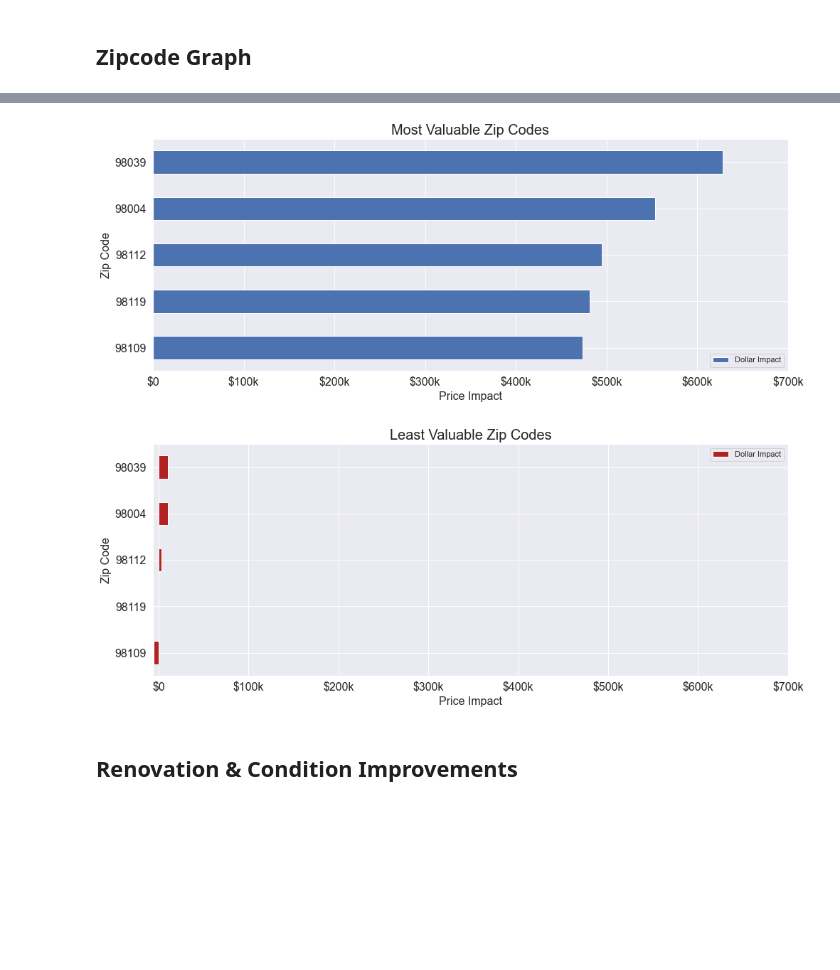
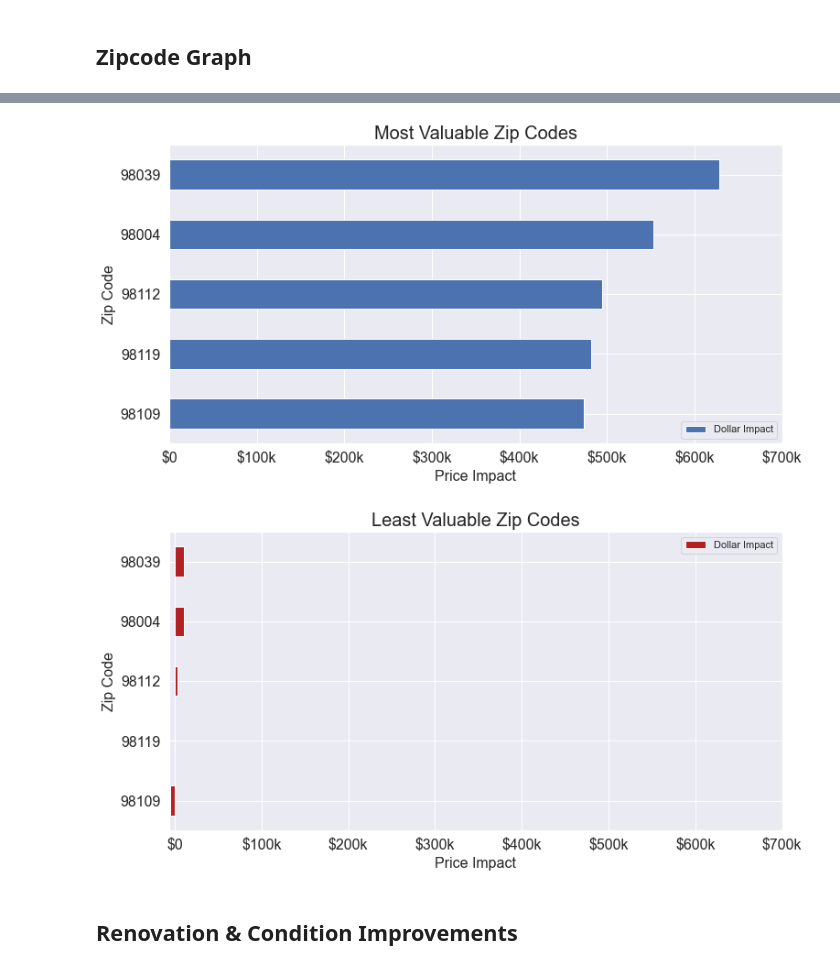
Before and after one commit to Drymander/dsc-phase-2-project, a Jupyter notebook: Housing Project Final.ipynb, the cells around one changed output, grey strips where cells are left out. Drawn from its saved outputs; the diff is of its cells as text; code cells hidden in the pictures; blank space fills up the shorter version.

```diff
--- a/Housing Project Final.ipynb
+++ b/Housing Project Final.ipynb
@@ -1663,32 +1730,32 @@ See the caveats in the documentation: https://pandas.pydata.org/pandas-docs/stab
 # %%
 import pandas as pd
 import matplotlib.pyplot as plt
 
 data = zip_df_top5
-data.plot(x="Zip Code", y="Dollar Impact", kind="barh",figsize=(16, 6))
+data.plot(x="Zip Code", y="Dollar Impact", kind="barh",figsize=(12, 6))
 
 # plt.legend((["Film Budget ($)", "Box Office Revenue ($)"]))
 ax = plt.gca()
 ax.set_xticks([0, 100000, 200000, 300000, 400000, 500000, 600000, 700000])
 ax.set_xticklabels(['$0', '$100k', '$200k', '$300k', '$400k', '$500k', '$600k', '$700k'], fontsize=16)
 ax.set_yticklabels(zip_df_top5['Zip Code'], fontsize=16)
 ax.set_title('Most Valuable Zip Codes', fontsize=20)
 plt.ylabel('Zip Code', fontsize = 16)
 plt.xlabel('Price Impact',fontsize = 16)
 
 ax.invert_yaxis()
 
 plt.savefig('images/top_zips.png')
 
 plt.show()
 # %% [output]
-[figure, old version]
+[figure, new version]
 # %%
 import pandas as pd
 import matplotlib.pyplot as plt
 
 data = zip_df_bottom5
-data.plot(x="Zip Code", y="Dollar Impact", kind="barh",figsize=(16, 6), color='firebrick')
+data.plot(x="Zip Code", y="Dollar Impact", kind="barh",figsize=(12, 6), color='firebrick')
 
 # plt.legend((["Film Budget ($)", "Box Office Revenue ($)"]))
 ax = plt.gca()
@@ -1705,7 +1772,7 @@ plt.savefig('images/bottom_zips.png')
 
 plt.show()
 # %% [output]
-[figure, old version]
+[figure, new version]
 # %% [markdown]
 ## Renovation & Condition Improvements
 # %%
```
Also changed, not shown: parts of 13 cells of this notebook, 5 other files.
